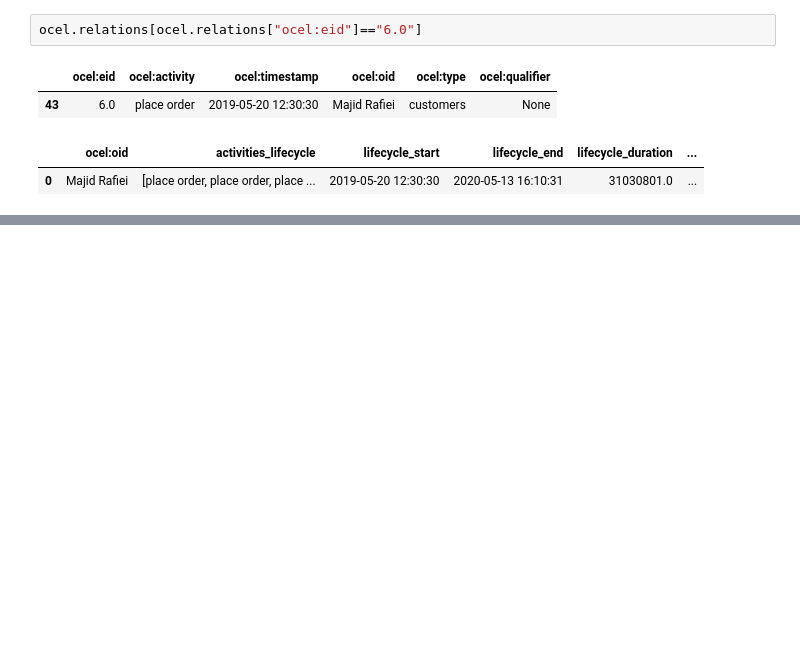
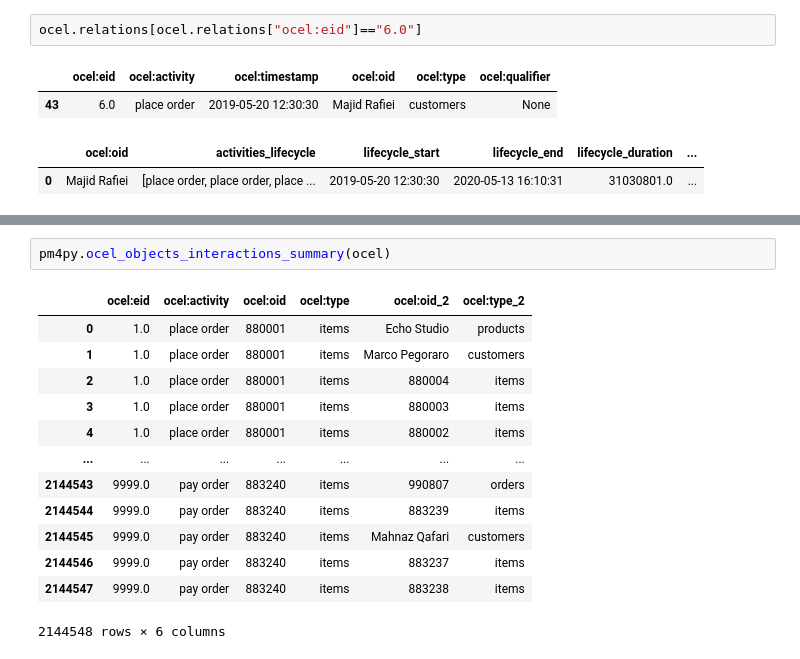
Before and after one commit to wojciechzyla/projekt-mb, a Jupyter notebook: testy.ipynb, the cells around one changed output, grey strips where cells are left out. Saved outputs shown, nothing was run; the diff lists cells and outputs as text; blank space fills up the shorter version.

```diff
--- a/testy.ipynb
+++ b/testy.ipynb
@@ -93,0 +143,16 @@ ocel.relations[ocel.relations["ocel:eid"]=="6.0"]
+# %%
+pm4py.ocel_objects_interactions_summary(ocel)
+# %% [output]
+|  | ocel:eid | ocel:activity | ocel:oid | ocel:type | ocel:oid_2 | ocel:type_2 |
+| 0 | 1.0 | place order | 880001 | items | Echo Studio | products |
+| 1 | 1.0 | place order | 880001 | items | Marco Pegoraro | customers |
+| 2 | 1.0 | place order | 880001 | items | 880004 | items |
+| 3 | 1.0 | place order | 880001 | items | 880003 | items |
+| 4 | 1.0 | place order | 880001 | items | 880002 | items |
+| ... | ... | ... | ... | ... | ... | ... |
+| 2144543 | 9999.0 | pay order | 883240 | items | 990807 | orders |
+| 2144544 | 9999.0 | pay order | 883240 | items | 883239 | items |
+| 2144545 | 9999.0 | pay order | 883240 | items | Mahnaz Qafari | customers |
+| 2144546 | 9999.0 | pay order | 883240 | items | 883237 | items |
+| 2144547 | 9999.0 | pay order | 883240 | items | 883238 | items |
+2144548 rows × 6 columns
```
Also changed, not shown: parts of 19 cells of this notebook, 4 other files.
